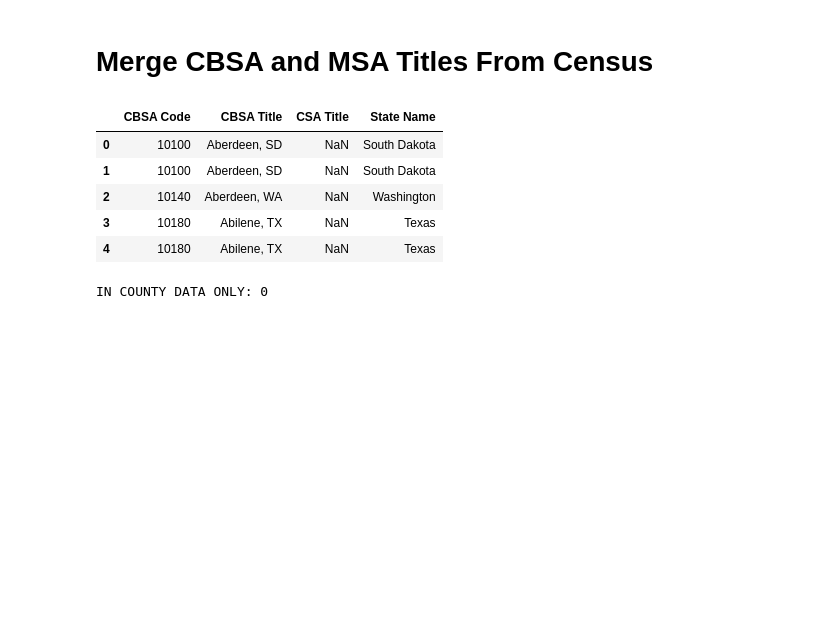
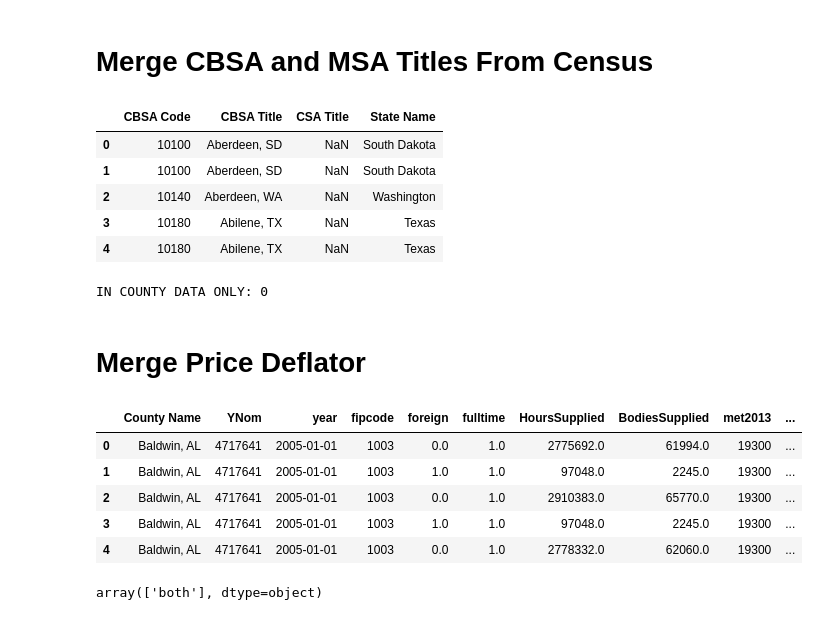
Before and after one commit to Robert-T-Remuszka/ImmigrationTfp, a Jupyter notebook: code/MakeCountyAnalysis.ipynb, the cells around one changed output. Cells and saved outputs as stored; diff of their text form; code cells hidden in the pictures; blank space fills up the shorter version.

Commit message:
Add the GDP deflator into county dataset

```diff
--- a/code/MakeCountyAnalysis.ipynb
+++ b/code/MakeCountyAnalysis.ipynb
@@ -183,2 +177,28 @@ CountyData.to_csv(Paths['data'] + '/CountyData.csv', index=False)
 # %% [output]
 IN COUNTY DATA ONLY: 0
+# %% [markdown]
+# Merge Price Deflator
+# %%
+PricesDf = (pd.read_csv(Paths['data'] + '/GdpPriceDeflator.csv')
+            .assign(year = lambda x: pd.to_datetime(x['Unnamed: 0']))
+            .drop(columns = ['Unnamed: 0'])
+            .rename(columns = {'0':'P'})
+            )
+CountyData = pd.merge(CountyData,PricesDf,on='year', how = 'left', indicator=False) # All observations in CountyData Matched
+
+# SAVING
+CountyData.to_csv(Paths['data'] + '/CountyData.csv', index = False)
+
+# Displaying
+CountyData.head()
+# %% [output]
+|  | County Name | YNom | year | fipcode | foreign | fulltime | HoursSupplied | BodiesSupplied | met2013 | ... |
+| 0 | Baldwin, AL | 4717641 | 2005-01-01 | 1003 | 0.0 | 1.0 | 2775692.0 | 61994.0 | 19300 | ... |
+| 1 | Baldwin, AL | 4717641 | 2005-01-01 | 1003 | 1.0 | 1.0 | 97048.0 | 2245.0 | 19300 | ... |
+| 2 | Baldwin, AL | 4717641 | 2005-01-01 | 1003 | 0.0 | 1.0 | 2910383.0 | 65770.0 | 19300 | ... |
+| 3 | Baldwin, AL | 4717641 | 2005-01-01 | 1003 | 1.0 | 1.0 | 97048.0 | 2245.0 | 19300 | ... |
+| 4 | Baldwin, AL | 4717641 | 2005-01-01 | 1003 | 0.0 | 1.0 | 2778332.0 | 62060.0 | 19300 | ... |
+# %%
+np.unique(CountyData['_merge'])
+# %% [output]
+array(['both'], dtype=object)
```
Also changed, not shown: parts of 2 cells of this notebook.
